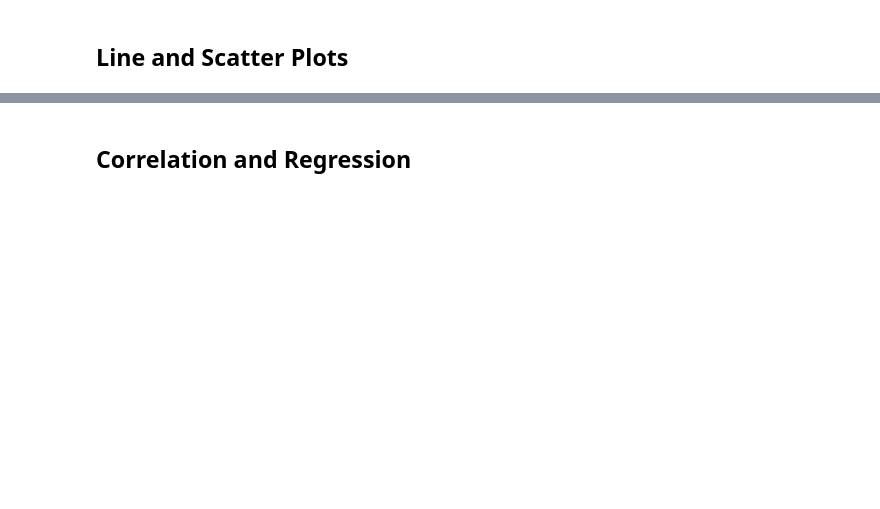
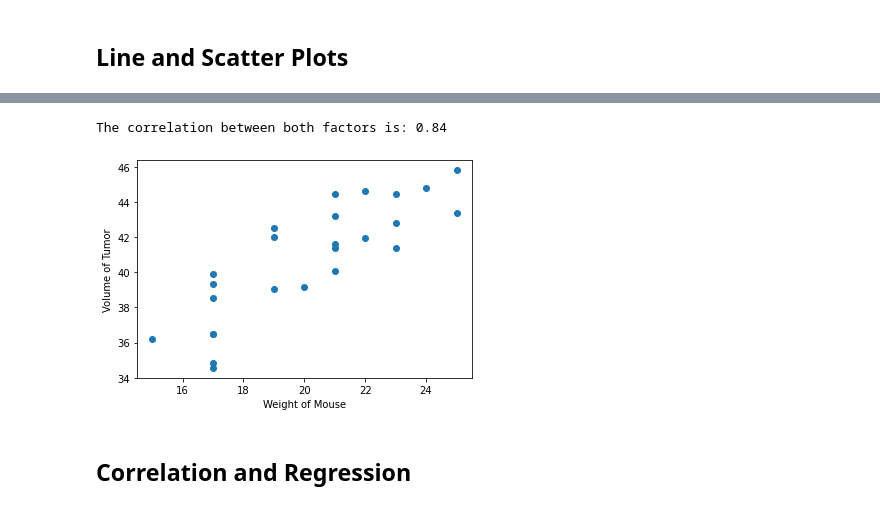
Before and after one commit to laquita44/matplotlib-challenge, a Jupyter notebook: Pymaceuticals/Instructions/Pymaceuticals/pymaceuticals_starter.ipynb, the cells around one changed output, grey strips where cells are left out. Saved outputs shown, nothing was run; the diff lists cells and outputs as text; code cells hidden in the pictures; blank space fills up the shorter version.

```diff
--- a/Pymaceuticals/Instructions/Pymaceuticals/pymaceuticals_starter.ipynb
+++ b/Pymaceuticals/Instructions/Pymaceuticals/pymaceuticals_starter.ipynb
@@ -386,2 +404,4 @@ plt.show()
 # %%
-# Generate a line plot of tumor volume vs. time point for a mouse treated with Capomulin
+# Generate a scatter plot of average tumor volume vs. mouse weight for the Capomulin regimen
+avg_volume_df = Capomulin.groupby(["Mouse ID"]).mean()
+avg_volume_df.head()
@@ -390,2 +416,15 @@ plt.show()
+# %%
+Weight = avg_volume_df.iloc[:, 1]
+Tumor = avg_volume_df.iloc[:, 3]
+plt.scatter(Weight,Tumor)
+plt.xlabel("Weight of Mouse")
+plt.ylabel("Volume of Tumor")
+correlation = st.pearsonr(Weight, Tumor)
+print(f"The correlation between both factors is: {round(correlation[0], 2)}")
+
+plt.show()
+# %% [output]
+The correlation between both factors is: 0.84
+[figure, added]
 # %% [markdown]
 ## Correlation and Regression
```
Also changed, not shown: parts of 11 cells of this notebook.
